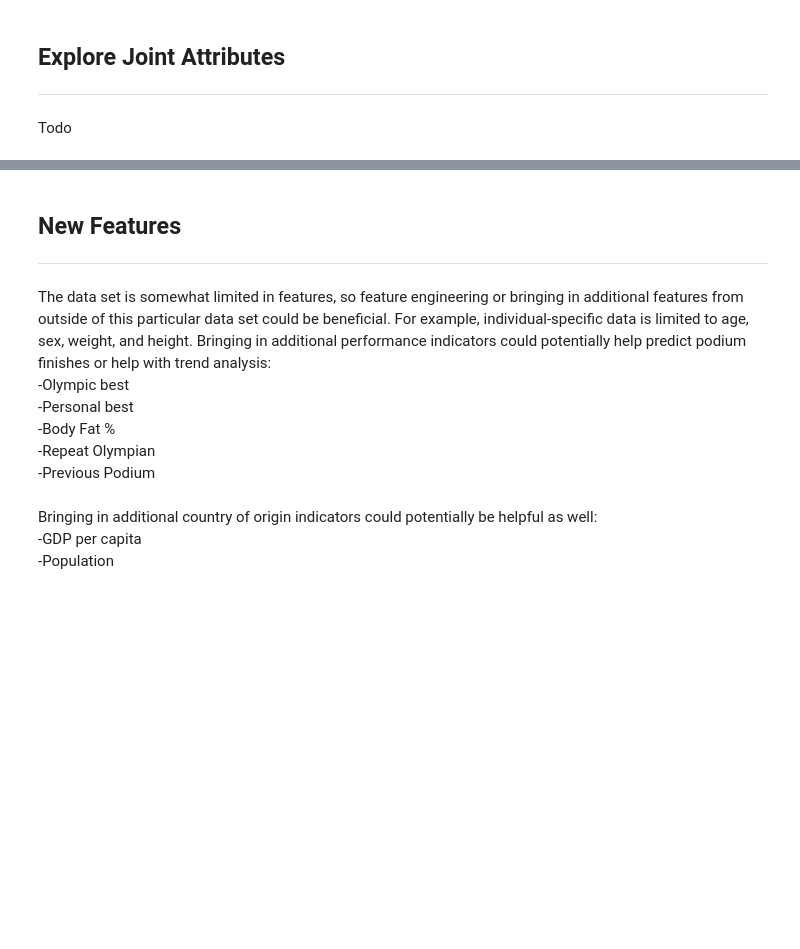
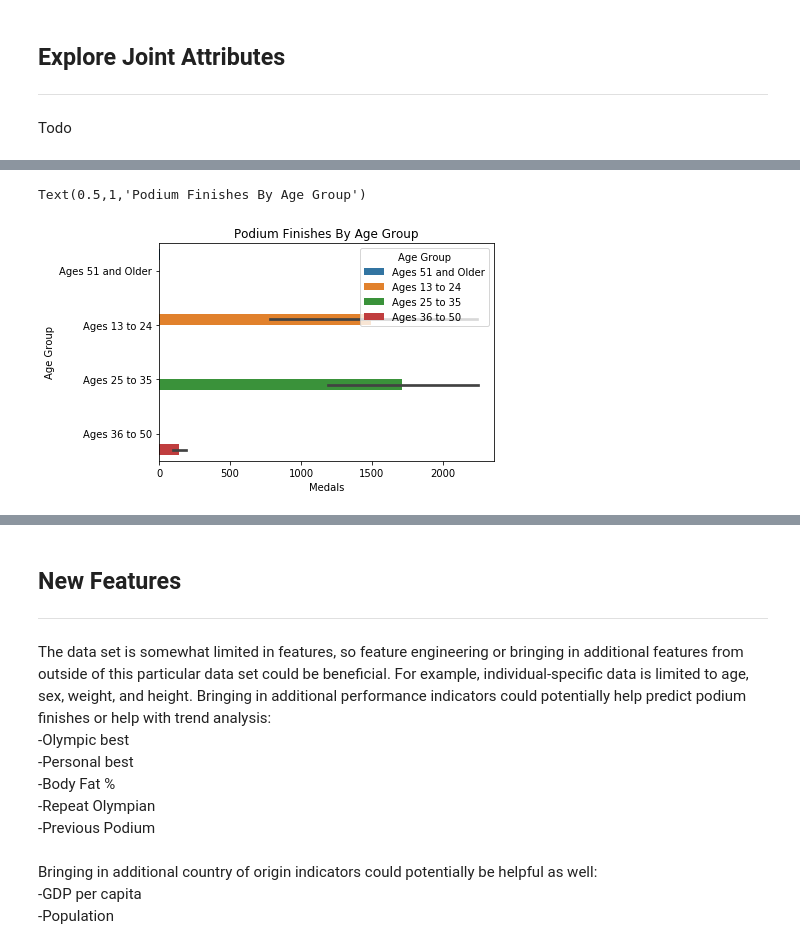
Before and after one commit to i4a/olympics, a Jupyter notebook: LabAssignmentOne.ipynb, the cells around one changed output, grey strips where cells are left out. Cells and saved outputs as stored; diff of their text form; code cells hidden in the pictures; blank space fills up the shorter version.

```diff
--- a/LabAssignmentOne.ipynb
+++ b/LabAssignmentOne.ipynb
@@ -12,3 +16,5 @@ df = pd.read_csv("Data/athlete_events.csv")
+# %%
+df = pd.read_csv("E:/gitrepos/olympics/data/athlete_events.csv")
 # %% [markdown]
 ## Business Understanding
 ---
@@ -63,0 +90,23 @@ Medal winners are going to be predicted using cross-validation against the test
+# %%
+medal_count_by_age = df[(df['Medal'] != 'NA')].groupby(['Age'])['Medal'].count()
+
+amd = pd.DataFrame({'Age': np.trunc(medal_count_by_age.index),
+                                  'Medals': medal_count_by_age.values})
+
+def form_age_group(age):
+    if age >= 13 and age <= 24:
+        return 'Ages 13 to 24'
+    elif age >= 25 and age <= 35:
+        return 'Ages 25 to 35'
+    elif age >= 36 and age <= 50:
+        return 'Ages 36 to 50'
+    else:
+        return 'Ages 51 and Older'
+
+amd['Age Group'] = amd['Age'].apply(form_age_group)
+
+sns.barplot(x="Medals", y="Age Group", hue="Age Group", data=amd, orient='h')
+plt.title('Podium Finishes By Age Group')
+# %% [output]
+Text(0.5,1,'Podium Finishes By Age Group')
+[figure, added]
```
Also changed, not shown: parts of 12 cells of this notebook.
